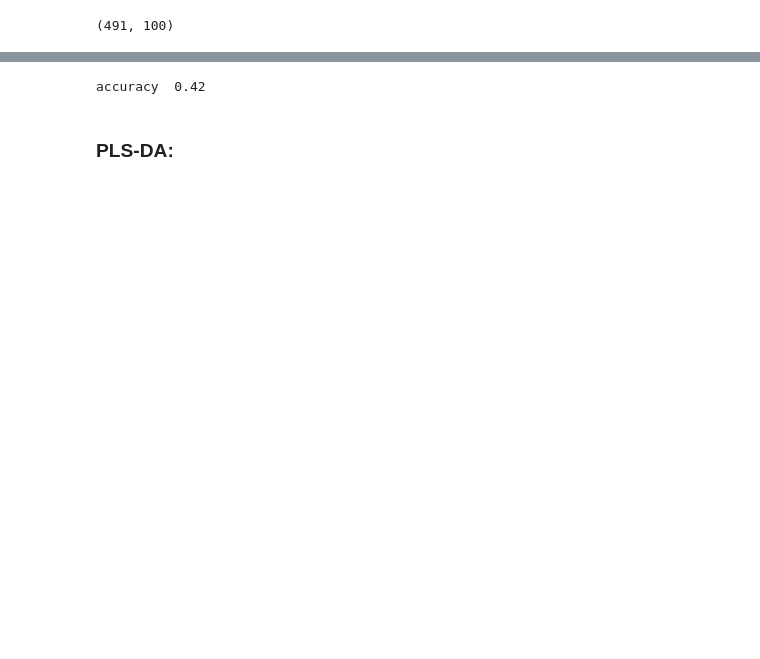
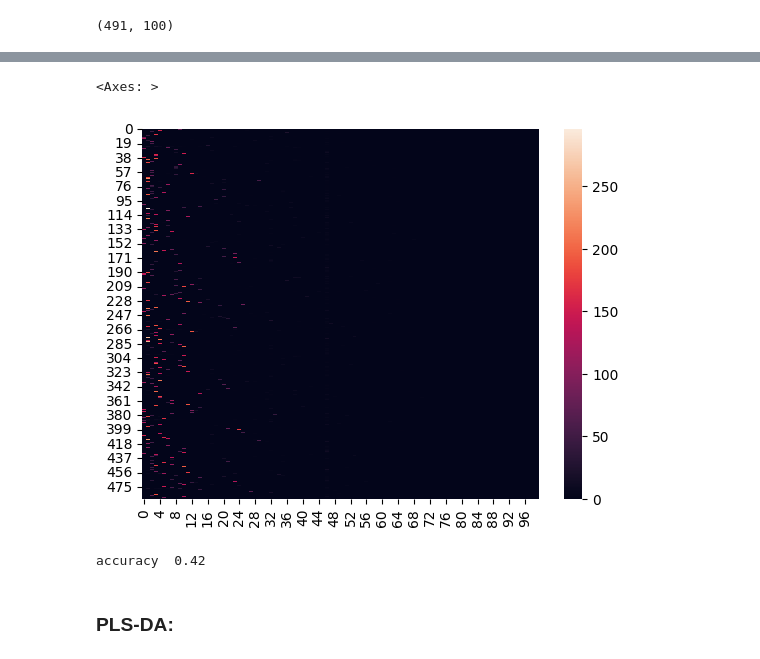
Before and after one commit to Syrinechen/Myeloma-project-draft, a Jupyter notebook: dim_reduction.ipynb, the cells around one changed output, grey strips where cells are left out. Drawn from its saved outputs; the diff is of its cells as text; code cells hidden in the pictures; blank space fills up the shorter version.

```diff
--- a/dim_reduction.ipynb
+++ b/dim_reduction.ipynb
@@ -120,3 +125,14 @@ W.shape
+# %%
+#reordering matrix rows according to MRD response
+W_reordered=np.zeros(W.shape)
+index_pos=np.where(y==1)[0]
+index_neg=np.where(y==0)[0]
+W_reordered=np.concatenate((W[index_pos,:],W[index_neg,:]),axis=0)
+# %%
+sns.heatmap(W_reordered)
+# %% [output]
+<Axes: >
+[figure, added]
 # %%
 X=W
 # %%
```
Also changed, not shown: parts of 2 cells of this notebook, 1 other file.
